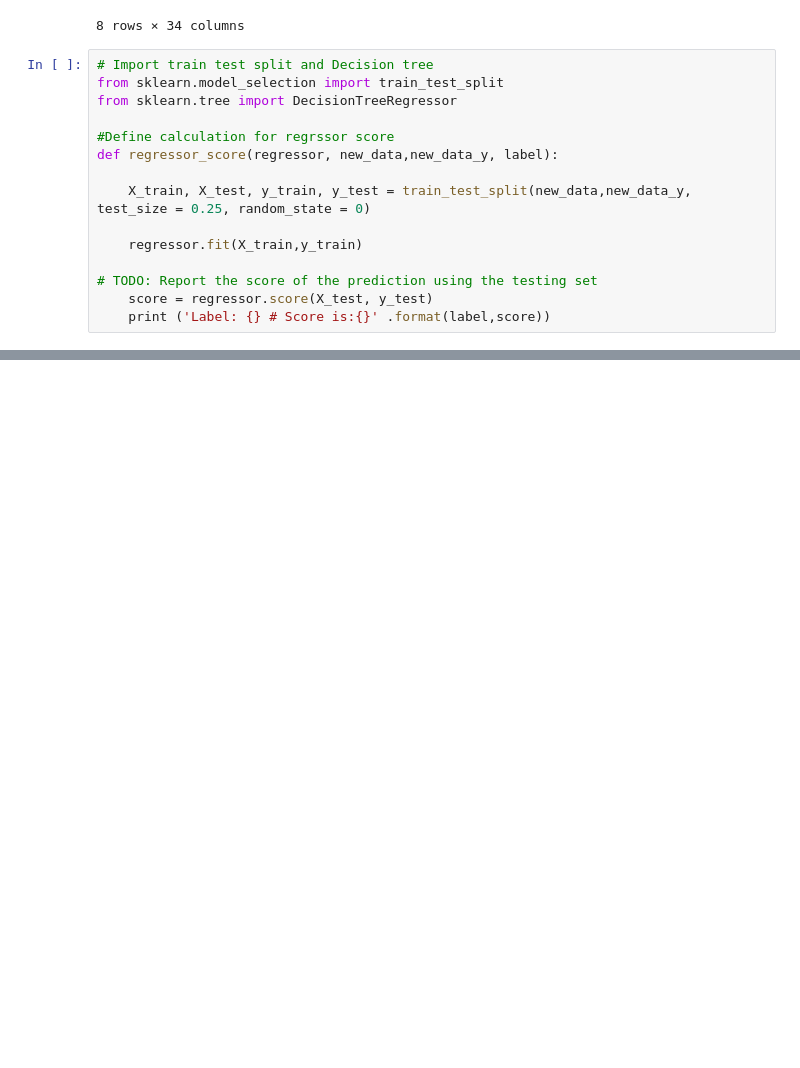
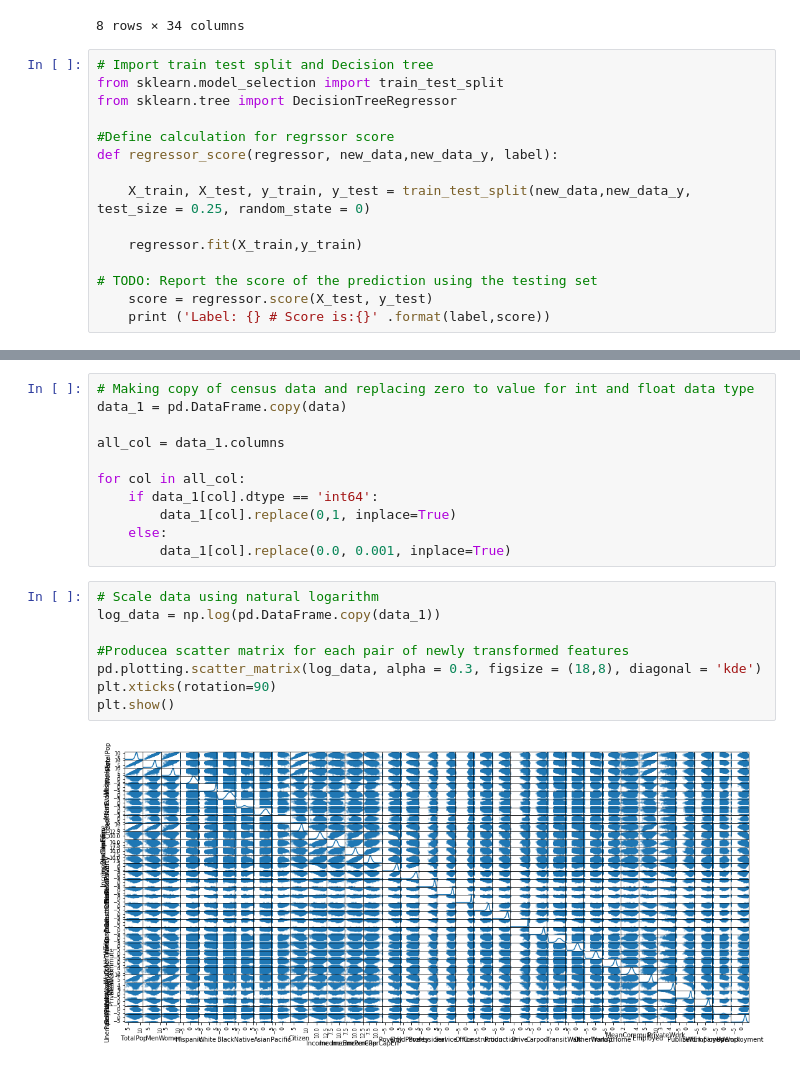
Before and after one commit to ArshadKhurshid/US-Census-Demographic, a Jupyter notebook: USCensusDemographic.ipynb, the cells around one changed output, grey strips where cells are left out. Saved outputs shown, nothing was run; the diff lists cells and outputs as text; blank space fills up the shorter version.

```diff
--- a/USCensusDemographic.ipynb
+++ b/USCensusDemographic.ipynb
@@ -183,0 +192,21 @@ pd.plotting.scatter_matrix(data, alpha = 0.3, figsize = (14,8), diagonal = 'kde'
+# %%
+# Making copy of census data and replacing zero to value for int and float data type
+data_1 = pd.DataFrame.copy(data)
+
+all_col = data_1.columns
+
+for col in all_col:
+    if data_1[col].dtype == 'int64':
+        data_1[col].replace(0,1, inplace=True)
+    else:
+        data_1[col].replace(0.0, 0.001, inplace=True)
+# %%
+# Scale data using natural logarithm
+log_data = np.log(pd.DataFrame.copy(data_1))
+
+#Producea scatter matrix for each pair of newly transformed features
+pd.plotting.scatter_matrix(log_data, alpha = 0.3, figsize = (18,8), diagonal = 'kde')
+plt.xticks(rotation=90)
+plt.show()
+# %% [output]
+[figure, added]
```
Also changed, not shown: parts of 5 cells of this notebook.
